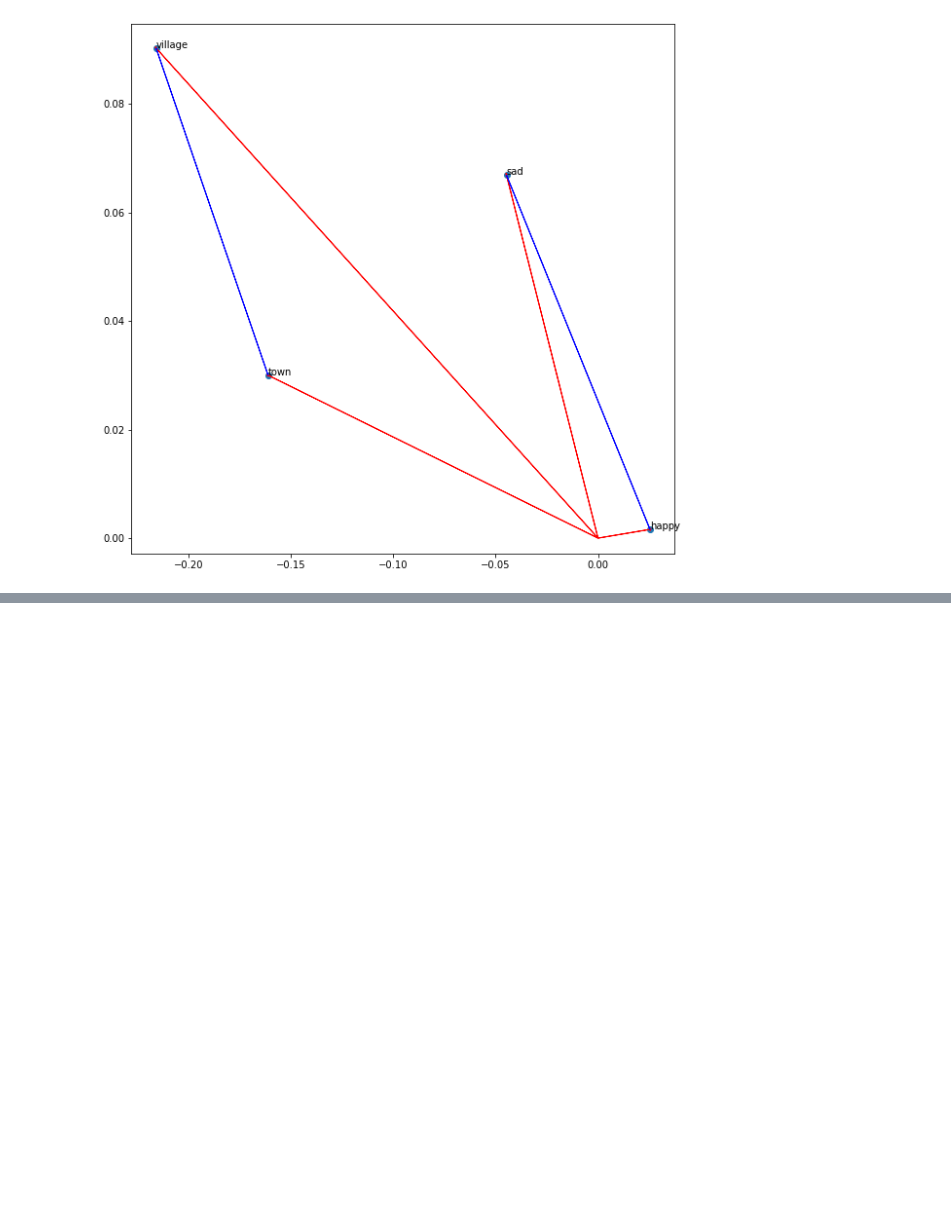
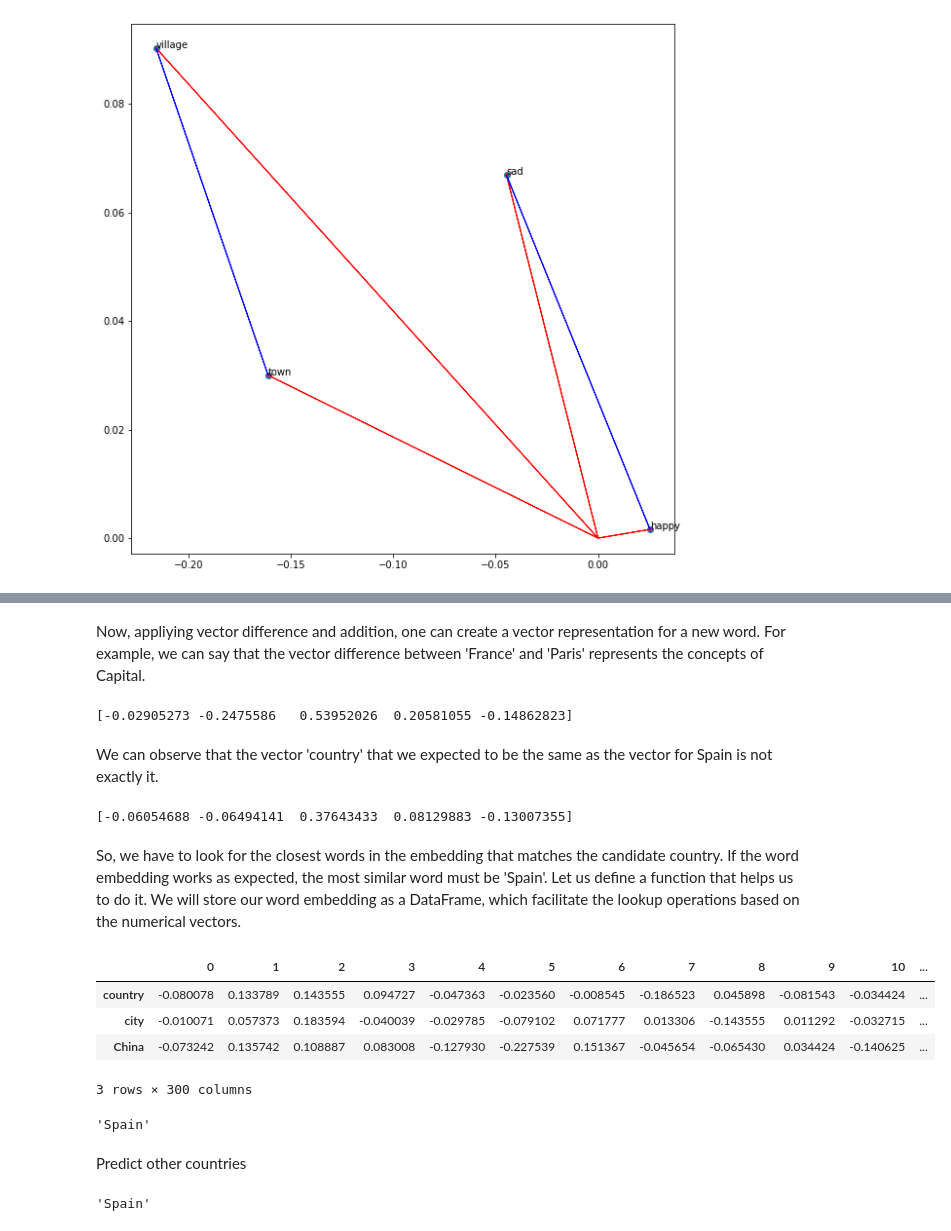
Before and after one commit to martin-fabbri/colab-notebooks, a Jupyter notebook: deeplearning.ai/nlp/c1_w3_lecture_02_word_embeddings.ipynb, the cells around one changed output, grey strips where cells are left out. Cells and saved outputs as stored; diff of their text form; code cells hidden in the pictures; blank space fills up the shorter version.

```diff
--- a/deeplearning.ai/nlp/c1_w3_lecture_02_word_embeddings.ipynb
+++ b/deeplearning.ai/nlp/c1_w3_lecture_02_word_embeddings.ipynb
@@ -124,0 +135,29 @@ for i in range(0, len(words)):
+# %% [markdown]
+Now, appliying vector difference and addition, one can create a vector representation for a new word. For example, we can say that the vector difference between 'France' and 'Paris' represents the concepts of Capital.
+# %%
+capital = vec('France') - vec('Paris')
+country = vec('Madrid') + capital
+print(country[0:5])
+# %% [output]
+[-0.02905273 -0.2475586   0.53952026  0.20581055 -0.14862823]
+# %% [markdown]
+We can observe that the vector 'country' that we expected to be the same as the vector for Spain is not exactly it.
+# %%
+diff = country - vec('Spain')
+print(diff[0:5])
+# %% [output]
+[-0.06054688 -0.06494141  0.37643433  0.08129883 -0.13007355]
+# %% [markdown]
+So, we have to look for the closest words in the embedding that matches the candidate country. If the word embedding works as expected, the most similar word must be 'Spain'. Let us define a function that helps us to do it. We will store our word embedding as a DataFrame, which facilitate the lookup operations based on the numerical vectors.
+# %%
+keys = word_embeddings.keys()
+data = [word_embeddings[key] for key in keys]
+
+embedding = pd.DataFrame(data=data, index=keys)
+embedding.head(3)
+# %% [output]
+|  | 0 | 1 | 2 | 3 | 4 | 5 | 6 | 7 | 8 | 9 | 10 | ... |
+| country | -0.080078 | 0.133789 | 0.143555 | 0.094727 | -0.047363 | -0.023560 | -0.008545 | -0.186523 | 0.045898 | -0.081543 | -0.034424 | ... |
+| city | -0.010071 | 0.057373 | 0.183594 | -0.040039 | -0.029785 | -0.079102 | 0.071777 | 0.013306 | -0.143555 | 0.011292 | -0.032715 | ... |
+| China | -0.073242 | 0.135742 | 0.108887 | 0.083008 | -0.127930 | -0.227539 | 0.151367 | -0.045654 | -0.065430 | 0.034424 | -0.140625 | ... |
+3 rows × 300 columns
@@ -124,0 +170,10 @@ for i in range(0, len(words)):
+# %%
+find_closest_word(country)
+# %% [output]
+'Spain'
+# %% [markdown]
+Predict other countries
+# %%
+find_closest_word(vec('Italy') -vec('Rome') + vec('Madrid'))
+# %% [output]
+'Spain'
```
Also changed, not shown: parts of 8 cells of this notebook.
